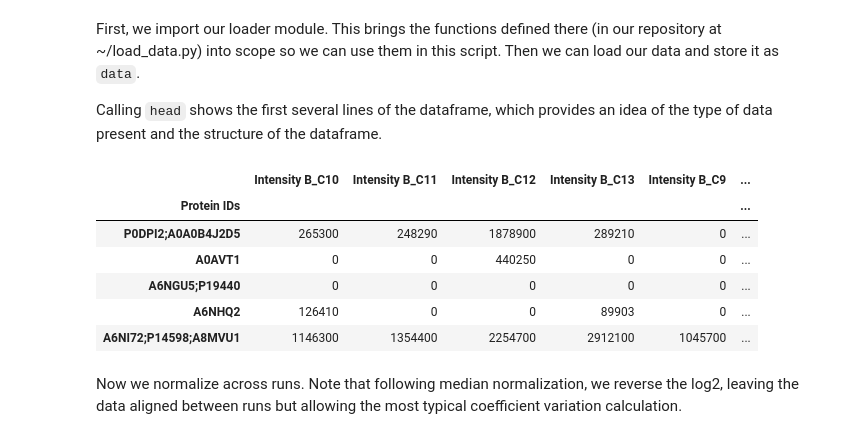
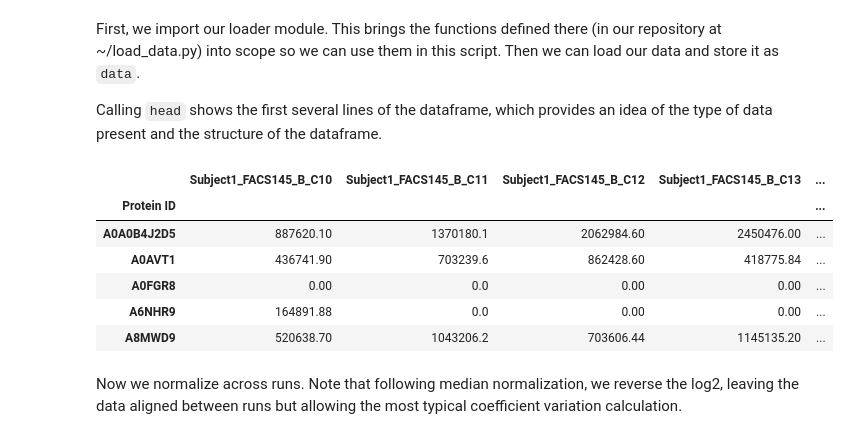
Before and after one commit to PayneLab/autoPOTS_demonstration, a Jupyter notebook: Quantitative_QC.ipynb, the cells around one changed output. Cells and saved outputs as stored; diff of their text form; code cells hidden in the pictures.

```diff
--- a/Quantitative_QC.ipynb
+++ b/Quantitative_QC.ipynb
@@ -9,17 +9,17 @@ First, we import our loader module. This brings the functions defined there (in
 Calling <code>head</code> shows the first several lines of the dataframe, which provides an idea of the type of data present and the structure of the dataframe.
 # %%
 import load_data
-#data_raw = load_data.load_FragPipe()
-data_raw=load_data.load_max_quant()
+data_raw = load_data.load_FragPipe(month="lymph_forPRIDE")
+#data_raw=load_data.load_max_quant()
 data_raw.head()
 # %% [output]
-|  | Intensity B_C10 | Intensity B_C11 | Intensity B_C12 | Intensity B_C13 | Intensity B_C9 | ... |
-| Protein IDs |  |  |  |  |  | ... |
-| P0DPI2;A0A0B4J2D5 | 265300 | 248290 | 1878900 | 289210 | 0 | ... |
-| A0AVT1 | 0 | 0 | 440250 | 0 | 0 | ... |
-| A6NGU5;P19440 | 0 | 0 | 0 | 0 | 0 | ... |
-| A6NHQ2 | 126410 | 0 | 0 | 89903 | 0 | ... |
-| A6NI72;P14598;A8MVU1 | 1146300 | 1354400 | 2254700 | 2912100 | 1045700 | ... |
+|  | Subject1_FACS145_B_C10 | Subject1_FACS145_B_C11 | Subject1_FACS145_B_C12 | Subject1_FACS145_B_C13 | ... |
+| Protein ID |  |  |  |  | ... |
+| A0A0B4J2D5 | 887620.10 | 1370180.1 | 2062984.60 | 2450476.00 | ... |
+| A0AVT1 | 436741.90 | 703239.6 | 862428.60 | 418775.84 | ... |
+| A0FGR8 | 0.00 | 0.0 | 0.00 | 0.00 | ... |
+| A6NHR9 | 164891.88 | 0.0 | 0.00 | 0.00 | ... |
+| A8MWD9 | 520638.70 | 1043206.2 | 703606.44 | 1145135.20 | ... |
 # %% [markdown]
 Now we normalize across runs. Note that following median normalization, we reverse the log2, leaving the data aligned between runs but allowing the most typical coefficient variation calculation.
 # %%
```
Also changed, not shown: parts of 10 cells of this notebook, 4 other files.
